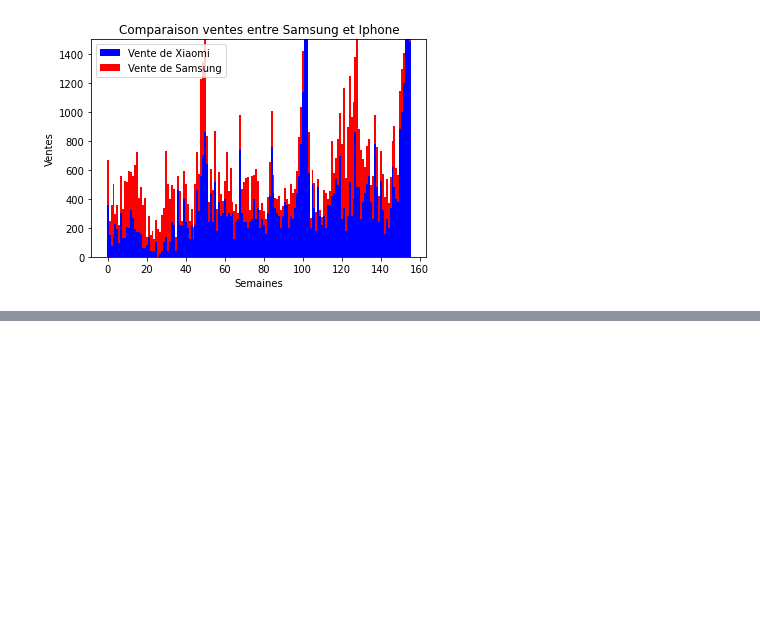
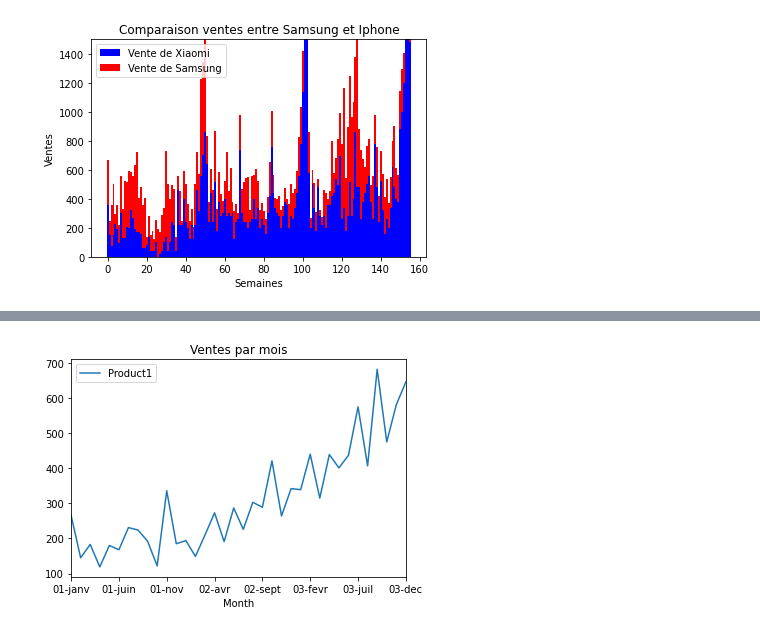
Before and after one commit to benech17/Data-Viz-Courses, a Jupyter notebook: Matplotlib.ipynb, the cells around one changed output, grey strips where cells are left out. Cells and saved outputs as stored; diff of their text form; code cells hidden in the pictures; blank space fills up the shorter version.

```diff
--- a/Matplotlib.ipynb
+++ b/Matplotlib.ipynb
@@ -209,0 +273,4 @@ plt.title('Comparaison ventes entre Samsung et Iphone');
+# %%
+df.plot(x = 'Month', y='Product1', title= "Ventes par mois");
+# %% [output]
+[figure, added]
```
Also changed, not shown: parts of 20 cells of this notebook, 1 other file.
